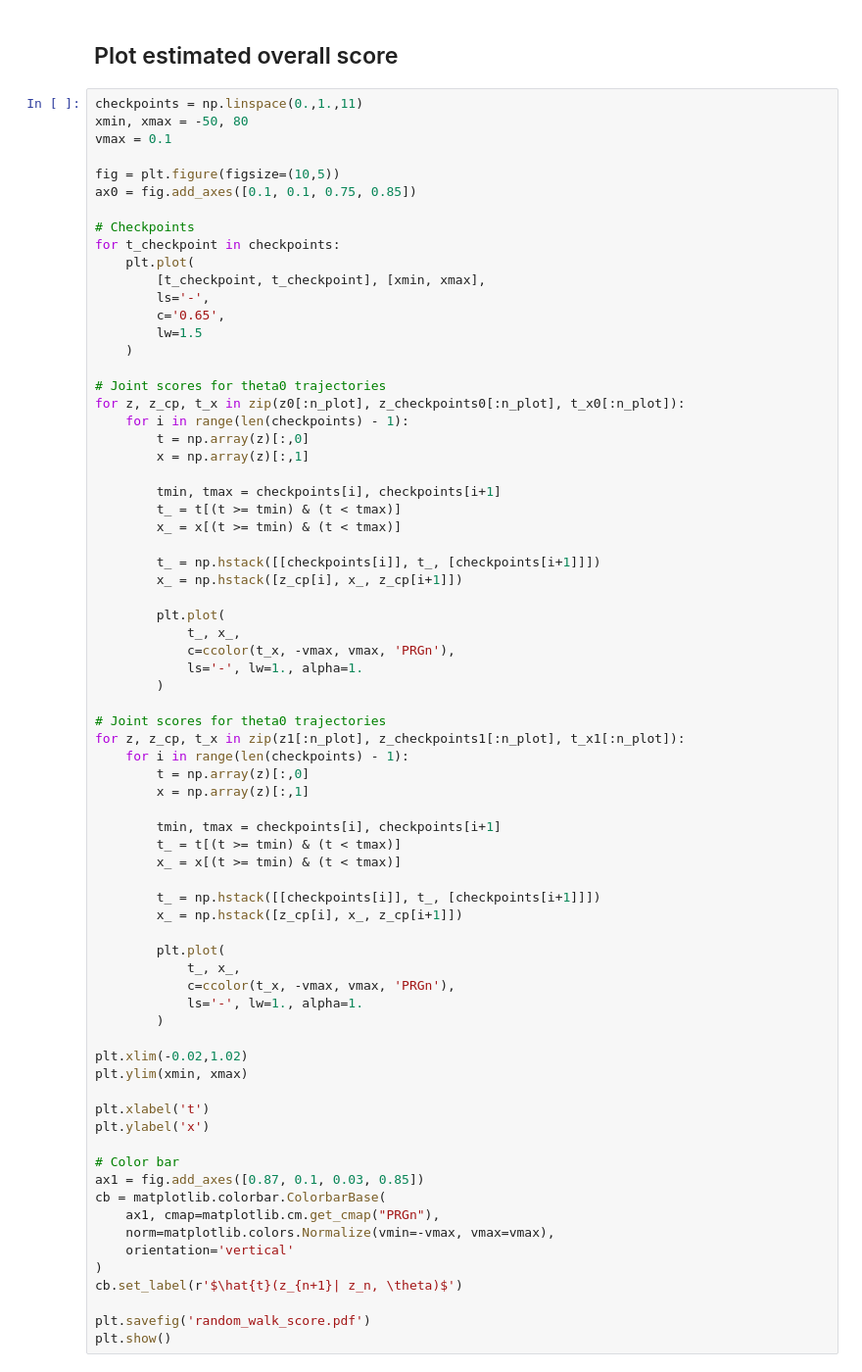
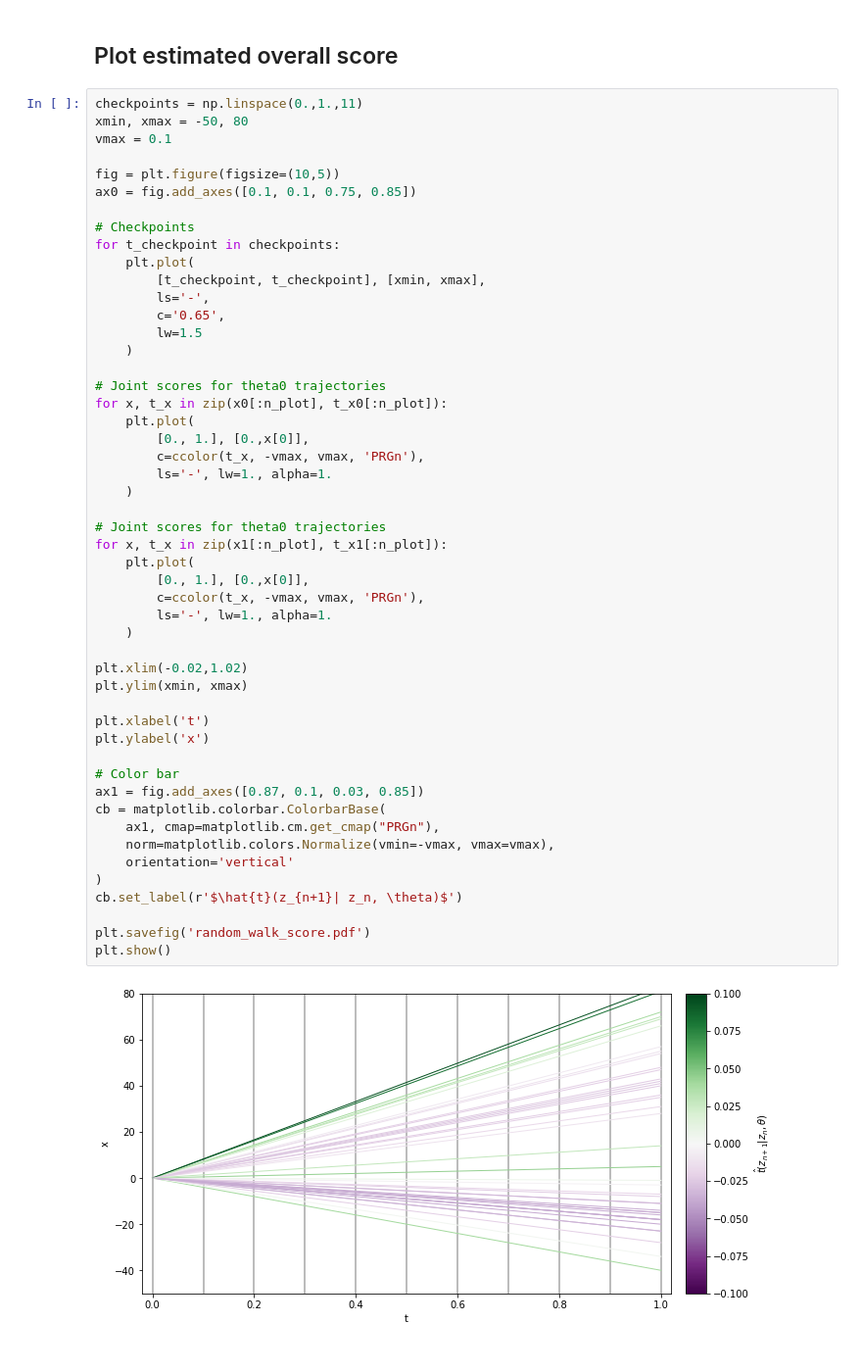
Before and after one commit to johannbrehmer/goldmine, a Jupyter notebook: goldmine/notebooks/random_walk/Random walk.ipynb, the cells around one changed output. Shown: that part at 98% size. Saved outputs shown, nothing was run; the diff lists cells and outputs as text.

```diff
--- a/goldmine/notebooks/random_walk/Random walk.ipynb
+++ b/goldmine/notebooks/random_walk/Random walk.ipynb
@@ -322,64 +346,44 @@ ax0 = fig.add_axes([0.1, 0.1, 0.75, 0.85])
 # Checkpoints
 for t_checkpoint in checkpoints:
     plt.plot(
         [t_checkpoint, t_checkpoint], [xmin, xmax],
         ls='-',
         c='0.65',
         lw=1.5
     )
 
 # Joint scores for theta0 trajectories
-for z, z_cp, t_x in zip(z0[:n_plot], z_checkpoints0[:n_plot], t_x0[:n_plot]):
-    for i in range(len(checkpoints) - 1):
-        t = np.array(z)[:,0]
-        x = np.array(z)[:,1]
-
-        tmin, tmax = checkpoints[i], checkpoints[i+1]
-        t_ = t[(t >= tmin) & (t < tmax)]
-        x_ = x[(t >= tmin) & (t < tmax)]
-
-        t_ = np.hstack([[checkpoints[i]], t_, [checkpoints[i+1]]])
-        x_ = np.hstack([z_cp[i], x_, z_cp[i+1]])
-
-        plt.plot(
-            t_, x_,
-            c=ccolor(t_x, -vmax, vmax, 'PRGn'),
-            ls='-', lw=1., alpha=1.
-        )
+for x, t_x in zip(x0[:n_plot], t_x0[:n_plot]):
+    plt.plot(
+        [0., 1.], [0.,x[0]],
+        c=ccolor(t_x, -vmax, vmax, 'PRGn'),
+        ls='-', lw=1., alpha=1.
+    )
 
 # Joint scores for theta0 trajectories
-for z, z_cp, t_x in zip(z1[:n_plot], z_checkpoints1[:n_plot], t_x1[:n_plot]):
-    for i in range(len(checkpoints) - 1):
-        t = np.array(z)[:,0]
-        x = np.array(z)[:,1]
-
-        tmin, tmax = checkpoints[i], checkpoints[i+1]
-        t_ = t[(t >= tmin) & (t < tmax)]
-        x_ = x[(t >= tmin) & (t < tmax)]
-
-        t_ = np.hstack([[checkpoints[i]], t_, [checkpoints[i+1]]])
-        x_ = np.hstack([z_cp[i], x_, z_cp[i+1]])
-
-        plt.plot(
-            t_, x_,
-            c=ccolor(t_x, -vmax, vmax, 'PRGn'),
-            ls='-', lw=1., alpha=1.
-        )
+for x, t_x in zip(x1[:n_plot], t_x1[:n_plot]):
+    plt.plot(
+        [0., 1.], [0.,x[0]],
+        c=ccolor(t_x, -vmax, vmax, 'PRGn'),
+        ls='-', lw=1., alpha=1.
+    )
 
 plt.xlim(-0.02,1.02)
 plt.ylim(xmin, xmax)
 
 plt.xlabel('t')
 plt.ylabel('x')
 
 # Color bar
 ax1 = fig.add_axes([0.87, 0.1, 0.03, 0.85])
 cb = matplotlib.colorbar.ColorbarBase(
     ax1, cmap=matplotlib.cm.get_cmap("PRGn"),
     norm=matplotlib.colors.Normalize(vmin=-vmax, vmax=vmax),
     orientation='vertical'
 )
 cb.set_label(r'$\hat{t}(z_{n+1}| z_n, \theta)$')
 
 plt.savefig('random_walk_score.pdf')
 plt.show()
+# %% [output]
+[figure, added]
```
Also changed, not shown: parts of 8 cells of this notebook, 3 other files.
